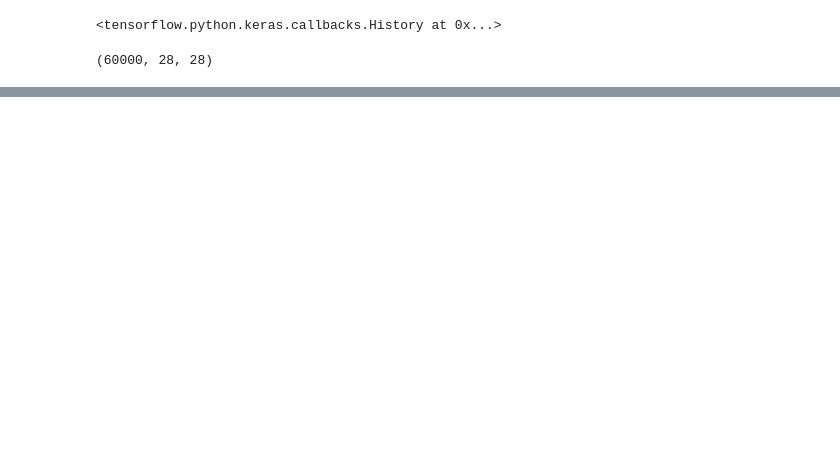
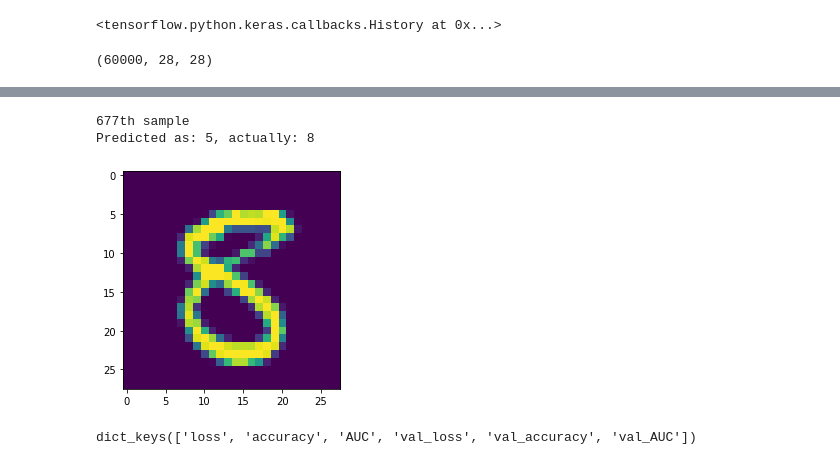
Before and after one commit to Gergolini/Titanic, a Jupyter notebook: tf_basics.ipynb, the cells around one changed output, grey strips where cells are left out. Saved outputs shown, nothing was run; the diff lists cells and outputs as text; code cells hidden in the pictures; blank space fills up the shorter version.

```diff
--- a/tf_basics.ipynb
+++ b/tf_basics.ipynb
@@ -209,0 +309,2 @@ X_train_bin[0].shape
+# %%
+y_pred_proba = model.predict(X_test)
@@ -209,0 +315,13 @@ X_train_bin[0].shape
+# %%
+y_pred = np.argmax(y_pred_proba, axis=1)
+wrong_idx = (y_pred != y_test)
+# %%
+X_test_wrong = X_test[wrong_idx]
+y_test_wrong = y_test[wrong_idx]
+y_pred_wrong = y_pred[wrong_idx]
+# %%
+def check_wrong(X_test_wrong, y_test_wrong, y_pred_wrong):
+    i = np.random.randint(0, len(y_test_wrong))
+    print(f"{i}th sample")
+    plt.imshow(X_test_wrong[i, :])
+    print(f"Predicted as: {y_pred_wrong[i]}, actually: {y_test_wrong[i]}")
@@ -209,0 +355,10 @@ X_train_bin[0].shape
+# %%
+check_wrong(X_test_wrong, y_test_wrong, y_pred_wrong)
+# %% [output]
+677th sample
+Predicted as: 5, actually: 8
+[figure, added]
+# %%
+model.history.history.keys()
+# %% [output]
+dict_keys(['loss', 'accuracy', 'AUC', 'val_loss', 'val_accuracy', 'val_AUC'])
```
Also changed, not shown: parts of 21 cells of this notebook, 1 other file.
